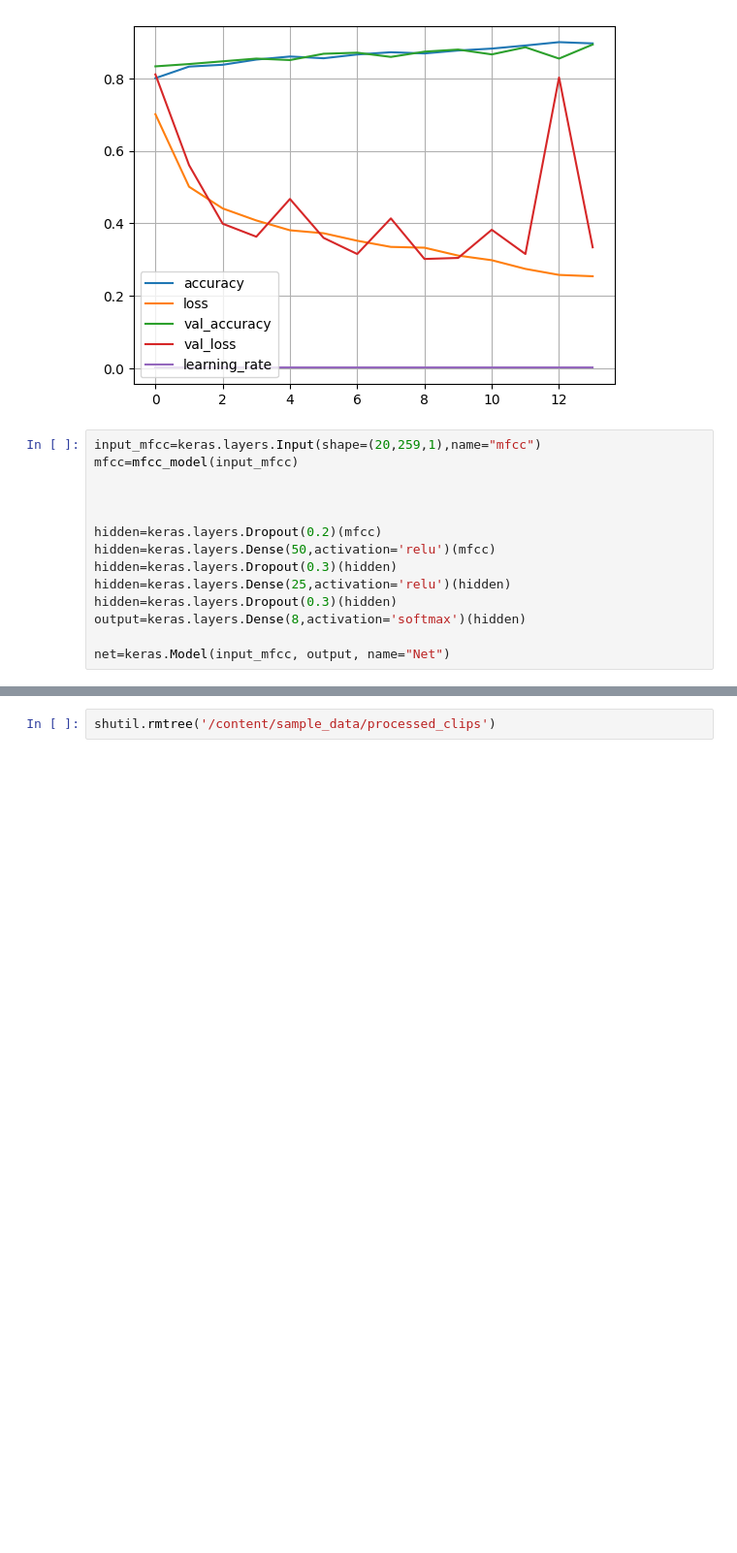
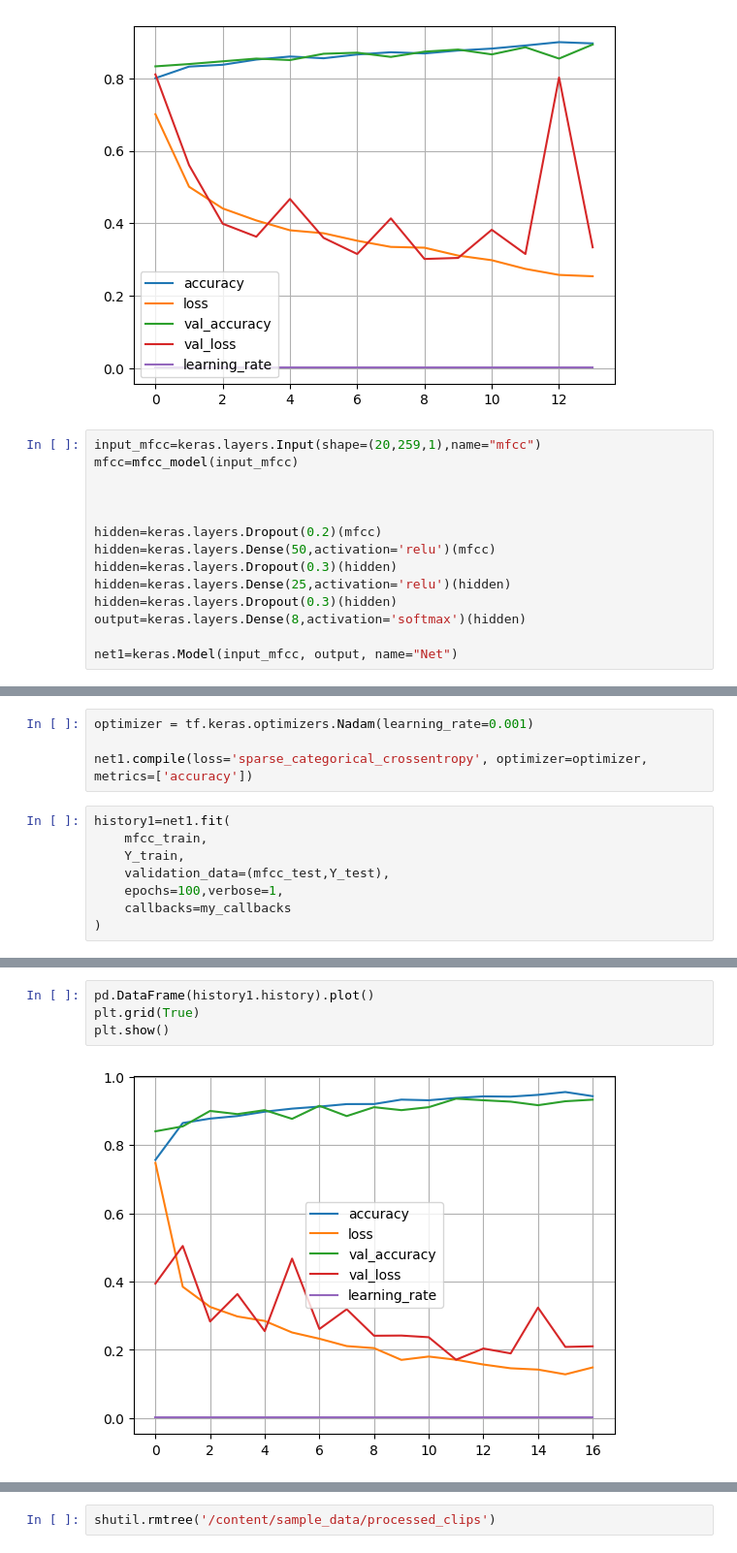
Before and after one commit to mahesh15913/Analysis-Prediction-of-Lung-diseases-using-Lung-Beats, a Jupyter notebook: lung_disease_classification.ipynb, the cells around one changed output, grey strips where cells are left out. Shown at 97% size. Saved outputs shown, nothing was run; the diff lists cells and outputs as text; blank space fills up the shorter version.

```diff
--- a/lung_disease_classification.ipynb
+++ b/lung_disease_classification.ipynb
@@ -960,4 +966,4 @@ hidden=keras.layers.Dense(25,activation='relu')(hidden)
 hidden=keras.layers.Dropout(0.3)(hidden)
 output=keras.layers.Dense(8,activation='softmax')(hidden)
 
-net=keras.Model(input_mfcc, output, name="Net")
+net1=keras.Model(input_mfcc, output, name="Net")
@@ -965,0 +970,12 @@ ValueError: The name "mfcc" is used 2 times in the model. All operation names sh
+# %%
+optimizer = tf.keras.optimizers.Nadam(learning_rate=0.001)
+
+net1.compile(loss='sparse_categorical_crossentropy', optimizer=optimizer, metrics=['accuracy'])
+# %%
+history1=net1.fit(
+    mfcc_train,
+    Y_train,
+    validation_data=(mfcc_test,Y_test),
+    epochs=100,verbose=1,
+    callbacks=my_callbacks
+)
@@ -965,0 +1000,6 @@ ValueError: The name "mfcc" is used 2 times in the model. All operation names sh
+# %%
+pd.DataFrame(history1.history).plot()
+plt.grid(True)
+plt.show()
+# %% [output]
+[figure, added]
```
Also changed, not shown: parts of 6 cells of this notebook, 7 other files.
